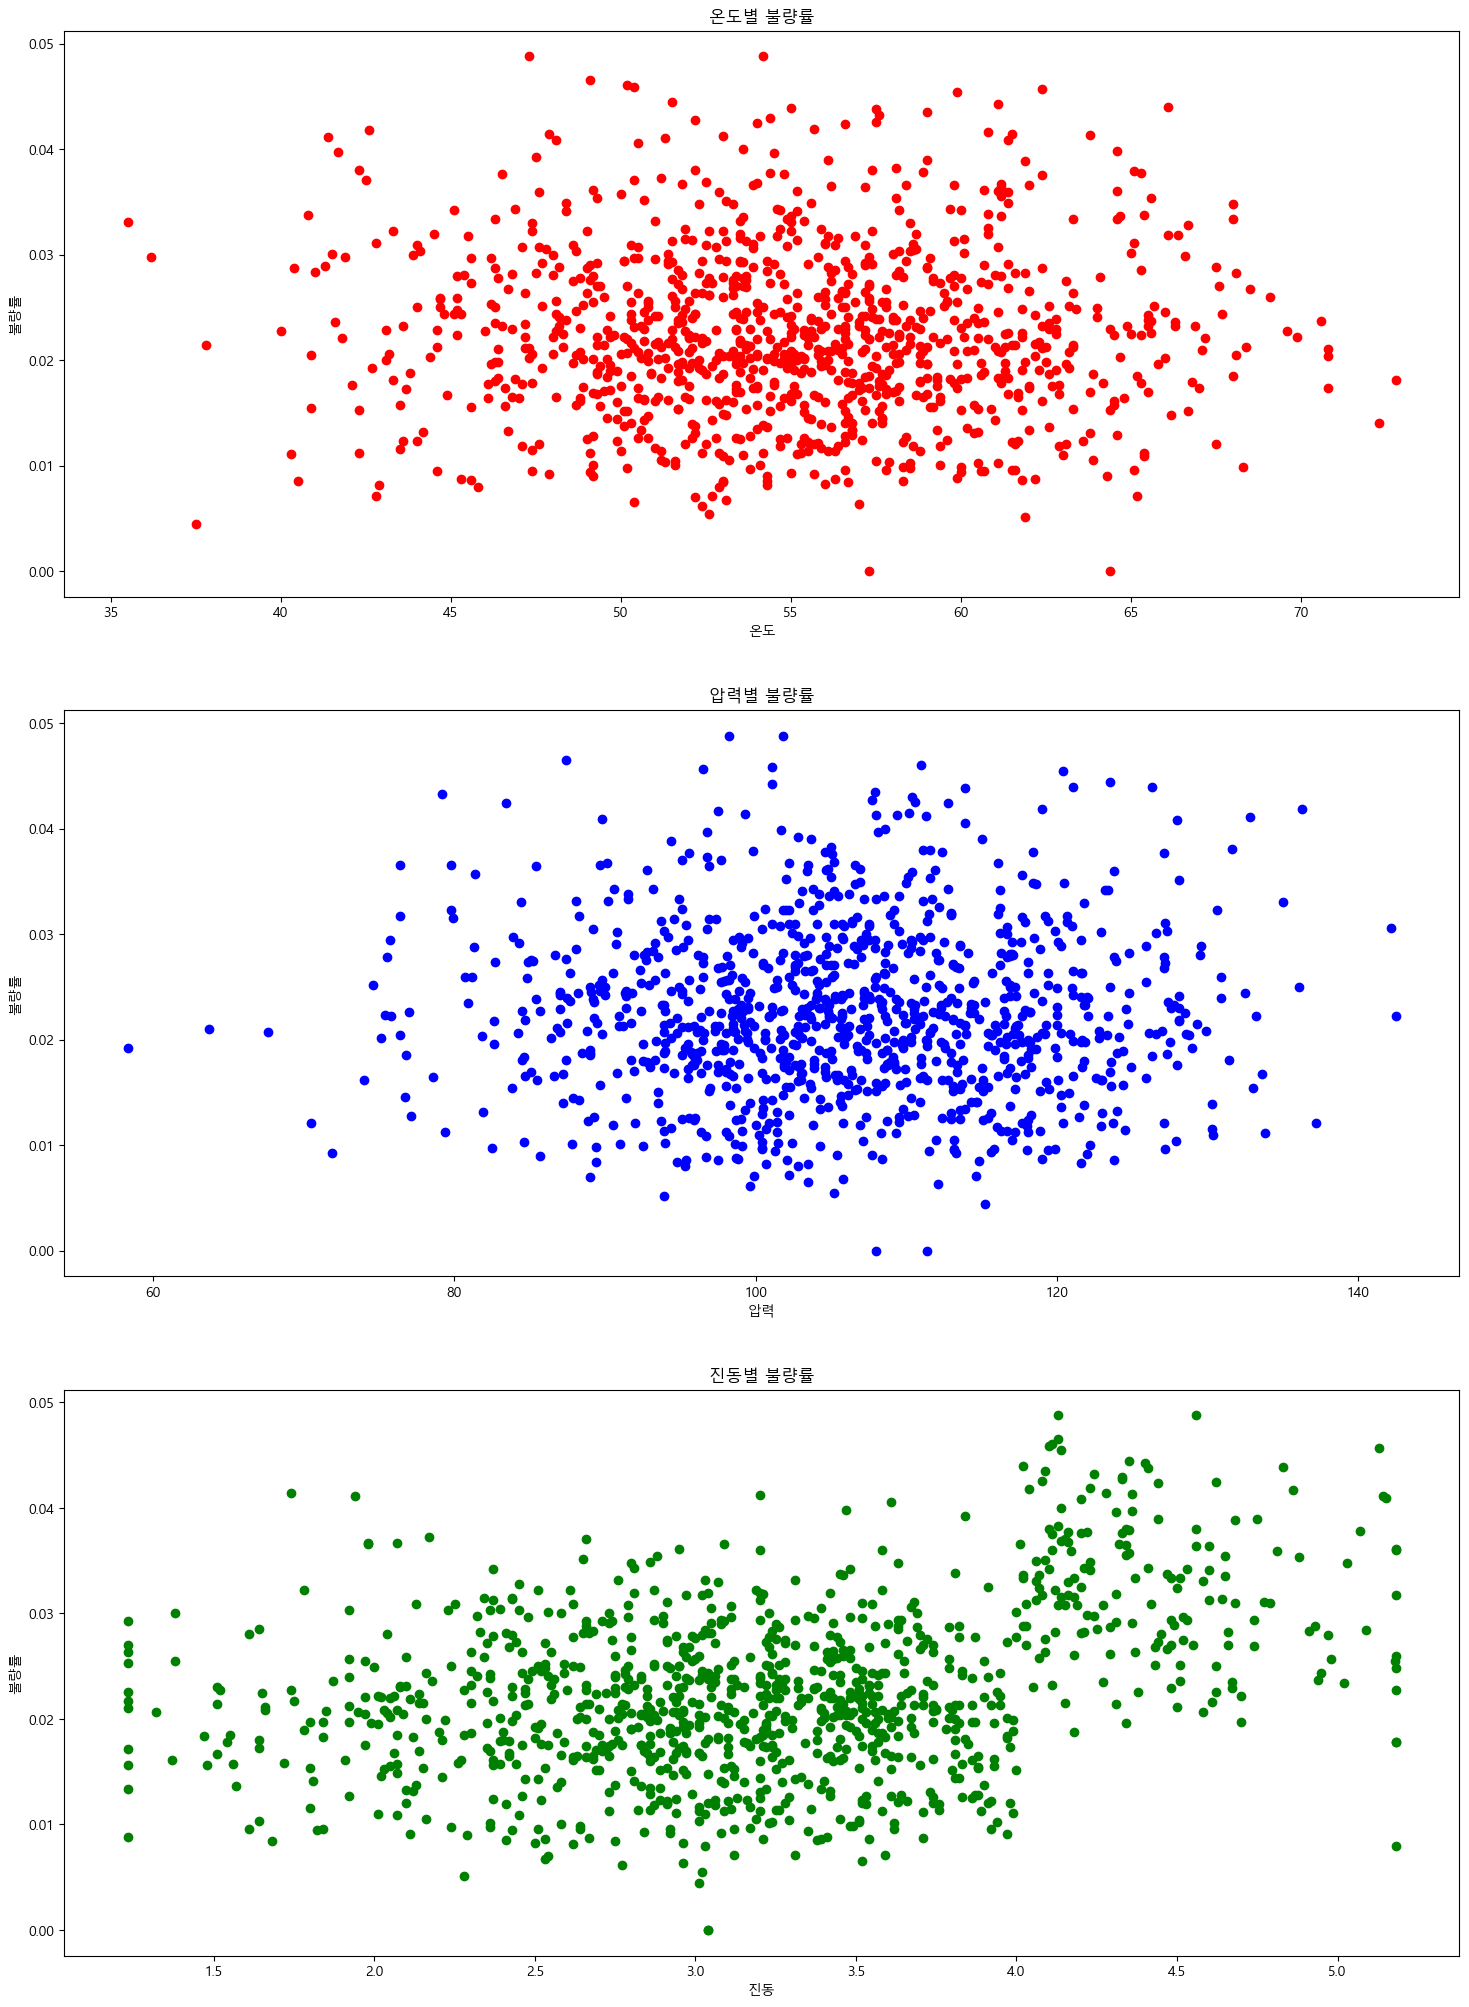
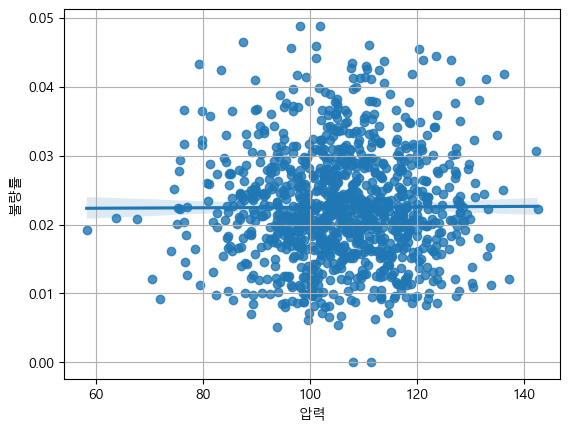
The notebook cell's code change between the first figure and the second:
--- before
+++ after
@@ -1,17 +1,3 @@
-fig, (ax1,ax2,ax3) = plt.subplots(nrows = 3 , ncols = 1)
-
-fig.set_size_inches(18,25)   # 전체 plot 사이즈 
-
-ax1.set(xlabel = '온도' , ylabel = '불량률' , title = '온도별 불량률')
-df_sort_temp = df.sort_values('온도')
-ax1.plot(df_sort_temp['온도'],df_sort_temp['불량률'],'or')
-    
-ax2.set(xlabel = '압력' , ylabel = '불량률' , title = '압력별 불량률')
-df_sort_press = df.sort_values('압력')
-ax2.plot(df_sort_press['압력'],df_sort_press['불량률'],'ob')
-
-ax3.set(xlabel = '진동' , ylabel = '불량률' , title = '진동별 불량률')
-df_sort_vib = df.sort_values('진동')
-ax3.plot(df_sort_vib['진동'],df_sort_vib['불량률'],'og')
-
+sns.regplot(data = df , x = '압력' , y = '불량률' , ci = 90)
+plt.grid()
 plt.show()

Commit: 0706